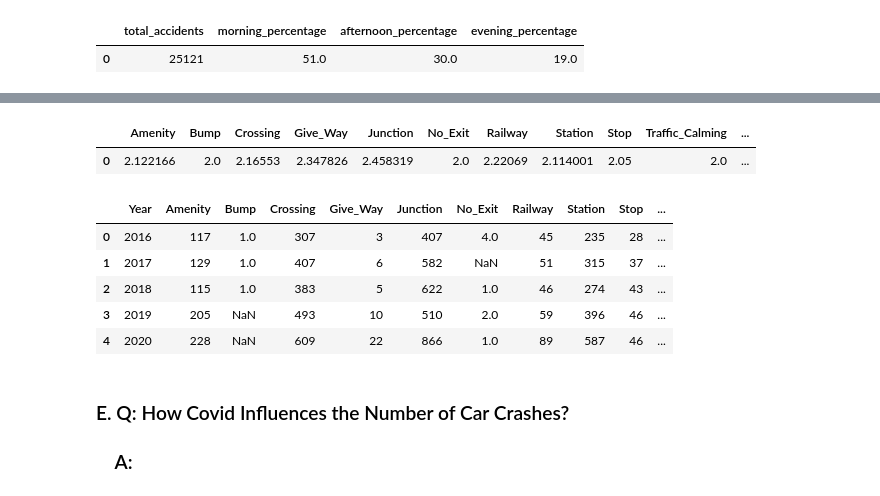
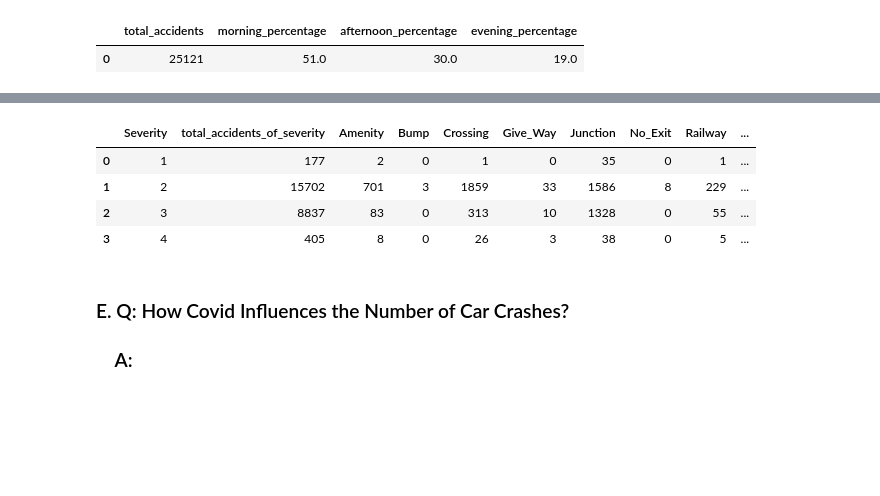
Before and after one commit to KaiyuWang19970221/BA775-teamproject, a Jupyter notebook: team6.ipynb, the cells around one changed output, grey strips where cells are left out. Saved outputs shown, nothing was run; the diff lists cells and outputs as text; code cells hidden in the pictures; blank space fills up the shorter version.

```diff
--- a/team6.ipynb
+++ b/team6.ipynb
@@ -150,45 +281,26 @@ FROM `ba775-b2-team6.team6.carcrash_MA`
 # %%
 %%bigquery
-SELECT
-AVG(CASE WHEN Amenity=True THEN Severity END)Amenity,
-AVG(CASE WHEN Bump=True THEN Severity END)Bump,
-AVG(CASE WHEN Crossing=True THEN Severity END)Crossing,
-AVG(CASE WHEN Give_Way=True THEN Severity END)Give_Way,
-AVG(CASE WHEN Junction=True THEN Severity END)Junction,
-AVG(CASE WHEN No_Exit=True THEN Severity END)No_Exit,
-AVG(CASE WHEN Railway=True THEN Severity END)Railway,
-AVG(CASE WHEN Station=True THEN Severity END)Station,
-AVG(CASE WHEN Stop=True THEN Severity END)Stop,
-AVG(CASE WHEN Traffic_Calming=True THEN Severity END)Traffic_Calming,
-AVG(CASE WHEN Traffic_Signal=True THEN Severity END)Traffic_Signal
+SELECT Severity, COUNT(*) AS total_accidents_of_severity,
+SUM(CASE WHEN Amenity = true THEN 1 ELSE 0 END) AS Amenity,
+SUM(CASE WHEN Bump = true THEN 1 ELSE 0 END) AS Bump,
+SUM(CASE WHEN Crossing = true THEN 1 ELSE 0 END) AS Crossing,
+SUM(CASE WHEN Give_Way = true THEN 1 ELSE 0 END) AS Give_Way,
+SUM(CASE WHEN Junction = true THEN 1 ELSE 0 END) AS Junction,
+SUM(CASE WHEN No_Exit = true THEN 1 ELSE 0 END) AS No_Exit,
+SUM(CASE WHEN Railway = true THEN 1 ELSE 0 END) AS Railway,
+SUM(CASE WHEN Station = true THEN 1 ELSE 0 END) AS Station,
+SUM(CASE WHEN Stop = true THEN 1 ELSE 0 END) AS Stop,
+SUM(CASE WHEN Traffic_Calming = true THEN 1 ELSE 0 END) AS Traffic_Calming,
+SUM(CASE WHEN Traffic_Signal = true THEN 1 ELSE 0 END) AS Traffic_Signal
 FROM `ba775-b2-team6.team6.carcrash_MA`
+GROUP BY Severity
+ORDER BY Severity
 # %% [output]
-|  | Amenity | Bump | Crossing | Give_Way | Junction | No_Exit | Railway | Station | Stop | Traffic_Calming | ... |
-| 0 | 2.122166 | 2.0 | 2.16553 | 2.347826 | 2.458319 | 2.0 | 2.22069 | 2.114001 | 2.05 | 2.0 | ... |
+|  | Severity | total_accidents_of_severity | Amenity | Bump | Crossing | Give_Way | Junction | No_Exit | Railway | ... |
+| 0 | 1 | 177 | 2 | 0 | 1 | 0 | 35 | 0 | 1 | ... |
+| 1 | 2 | 15702 | 701 | 3 | 1859 | 33 | 1586 | 8 | 229 | ... |
+| 2 | 3 | 8837 | 83 | 0 | 313 | 10 | 1328 | 0 | 55 | ... |
+| 3 | 4 | 405 | 8 | 0 | 26 | 3 | 38 | 0 | 5 | ... |
-# %%
-%%bigquery
-SELECT EXTRACT(year FROM Start_Time)Year,
-SUM(CASE WHEN Amenity=True THEN 1 END)Amenity,
-SUM(CASE WHEN Bump=True THEN 1 END)Bump,
-SUM(CASE WHEN Crossing=True THEN 1 END)Crossing,
-SUM(CASE WHEN Give_Way=True THEN 1 END)Give_Way,
-SUM(CASE WHEN Junction=True THEN 1 END)Junction,
-SUM(CASE WHEN No_Exit=True THEN 1 END)No_Exit,
-SUM(CASE WHEN Railway=True THEN 1 END)Railway,
-SUM(CASE WHEN Station=True THEN 1 END)Station,
-SUM(CASE WHEN Stop=True THEN 1 END)Stop,
-SUM(CASE WHEN Traffic_Calming=True THEN 1 END)Traffic_Calming,
-SUM(CASE WHEN Traffic_Signal=True THEN 1 END)Traffic_Signal
-FROM `ba775-b2-team6.team6.carcrash_MA`
-GROUP BY Year
-ORDER BY Year
-# %% [output]
-|  | Year | Amenity | Bump | Crossing | Give_Way | Junction | No_Exit | Railway | Station | Stop | ... |
-| 0 | 2016 | 117 | 1.0 | 307 | 3 | 407 | 4.0 | 45 | 235 | 28 | ... |
-| 1 | 2017 | 129 | 1.0 | 407 | 6 | 582 | NaN | 51 | 315 | 37 | ... |
-| 2 | 2018 | 115 | 1.0 | 383 | 5 | 622 | 1.0 | 46 | 274 | 43 | ... |
-| 3 | 2019 | 205 | NaN | 493 | 10 | 510 | 2.0 | 59 | 396 | 46 | ... |
-| 4 | 2020 | 228 | NaN | 609 | 22 | 866 | 1.0 | 89 | 587 | 46 | ... |
 # %% [markdown]
 ### E. Q: How Covid Influences the Number of Car Crashes?
 ### &emsp; A:
```
Also changed, not shown: parts of 17 cells of this notebook.
